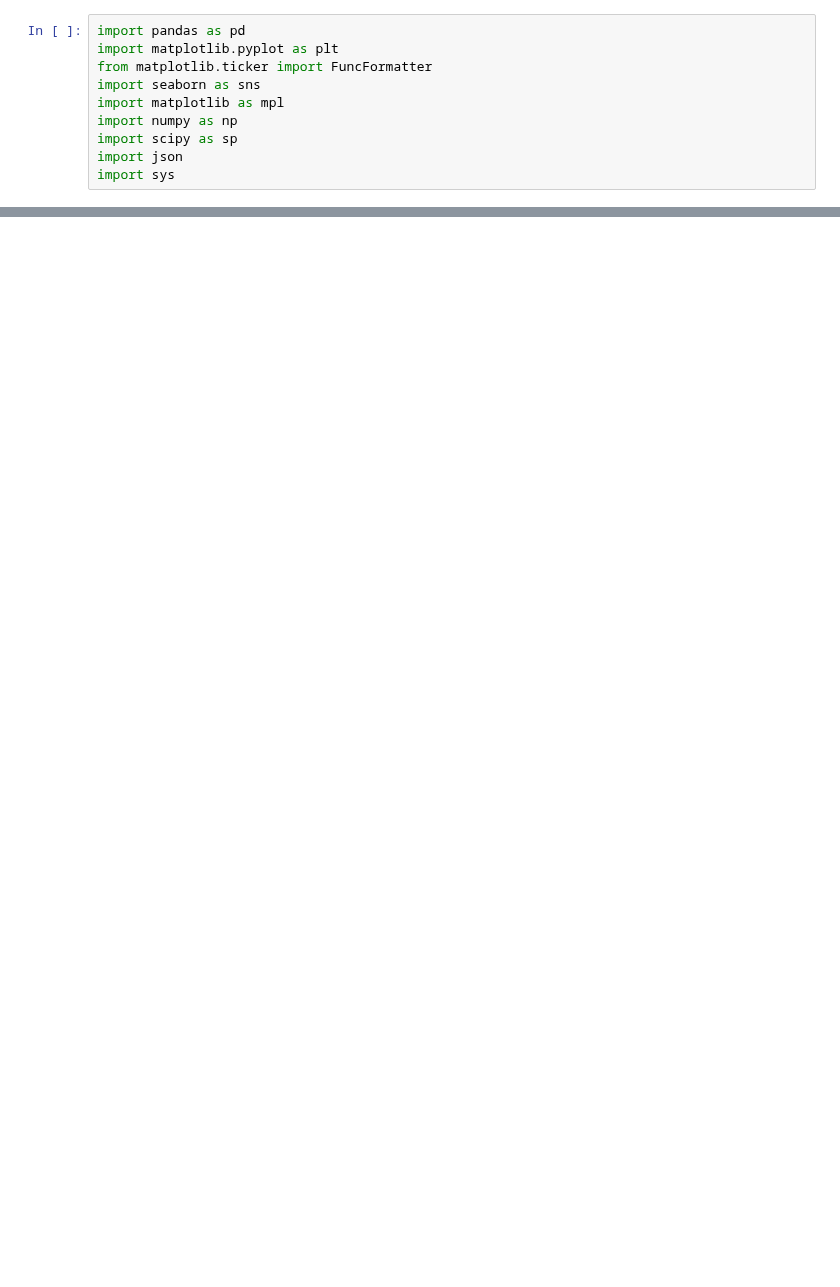
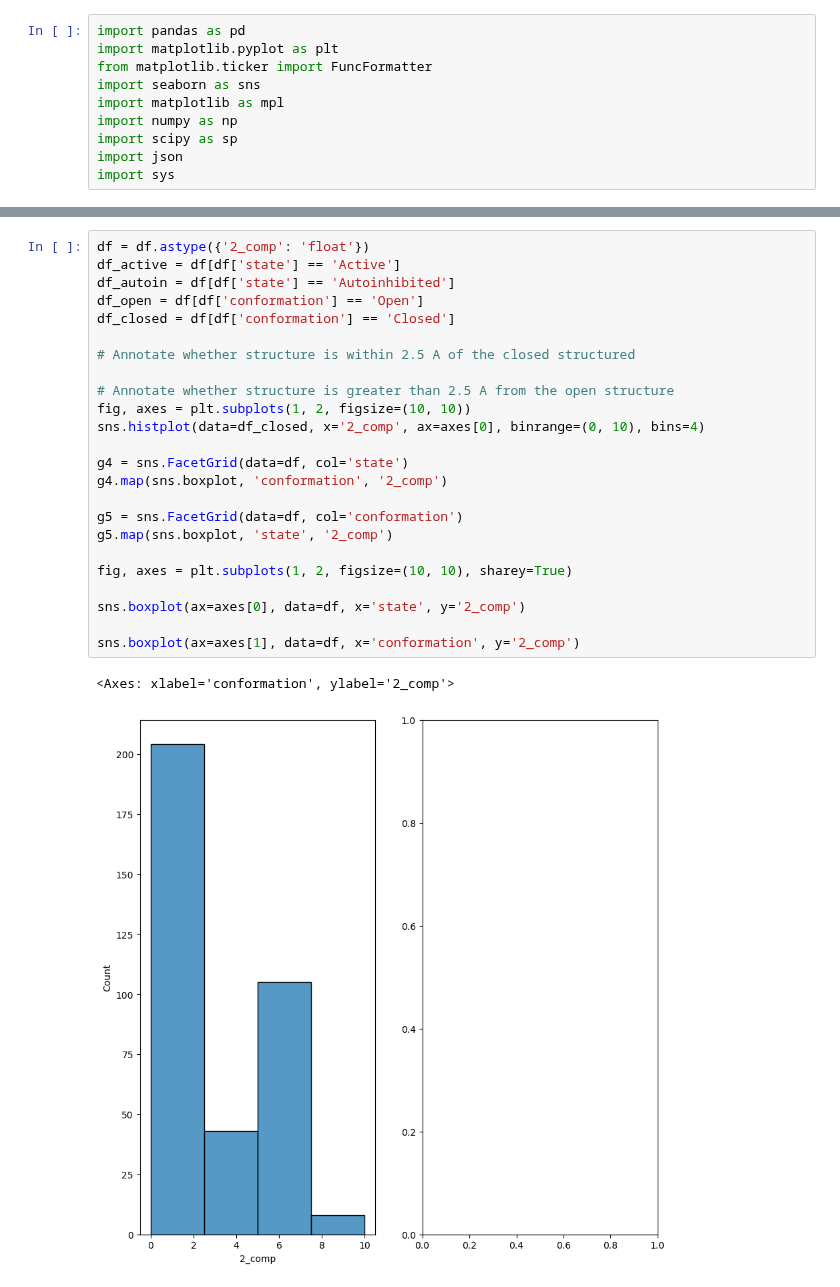
Before and after one commit to jpigles/alphafold-rmsd, a Jupyter notebook: categorization.ipynb, the cells around one changed output, grey strips where cells are left out. Drawn from its saved outputs; the diff is of its cells as text; blank space fills up the shorter version.

```diff
--- a/categorization.ipynb
+++ b/categorization.ipynb
@@ -27,0 +30,27 @@ plt.show()
+# %%
+df = df.astype({'2_comp': 'float'})
+df_active = df[df['state'] == 'Active']
+df_autoin = df[df['state'] == 'Autoinhibited']
+df_open = df[df['conformation'] == 'Open']
+df_closed = df[df['conformation'] == 'Closed']
+
+# Annotate whether structure is within 2.5 A of the closed structured
+
+# Annotate whether structure is greater than 2.5 A from the open structure
+fig, axes = plt.subplots(1, 2, figsize=(10, 10))
+sns.histplot(data=df_closed, x='2_comp', ax=axes[0], binrange=(0, 10), bins=4)
+
+g4 = sns.FacetGrid(data=df, col='state')
+g4.map(sns.boxplot, 'conformation', '2_comp')
+
+g5 = sns.FacetGrid(data=df, col='conformation')
+g5.map(sns.boxplot, 'state', '2_comp')
+
+fig, axes = plt.subplots(1, 2, figsize=(10, 10), sharey=True)
+
+sns.boxplot(ax=axes[0], data=df, x='state', y='2_comp')
+
+sns.boxplot(ax=axes[1], data=df, x='conformation', y='2_comp')
+# %% [output]
+<Axes: xlabel='conformation', ylabel='2_comp'>
+[figure, added]
```
Also changed, not shown: parts of 2 cells of this notebook, 17 other files.
